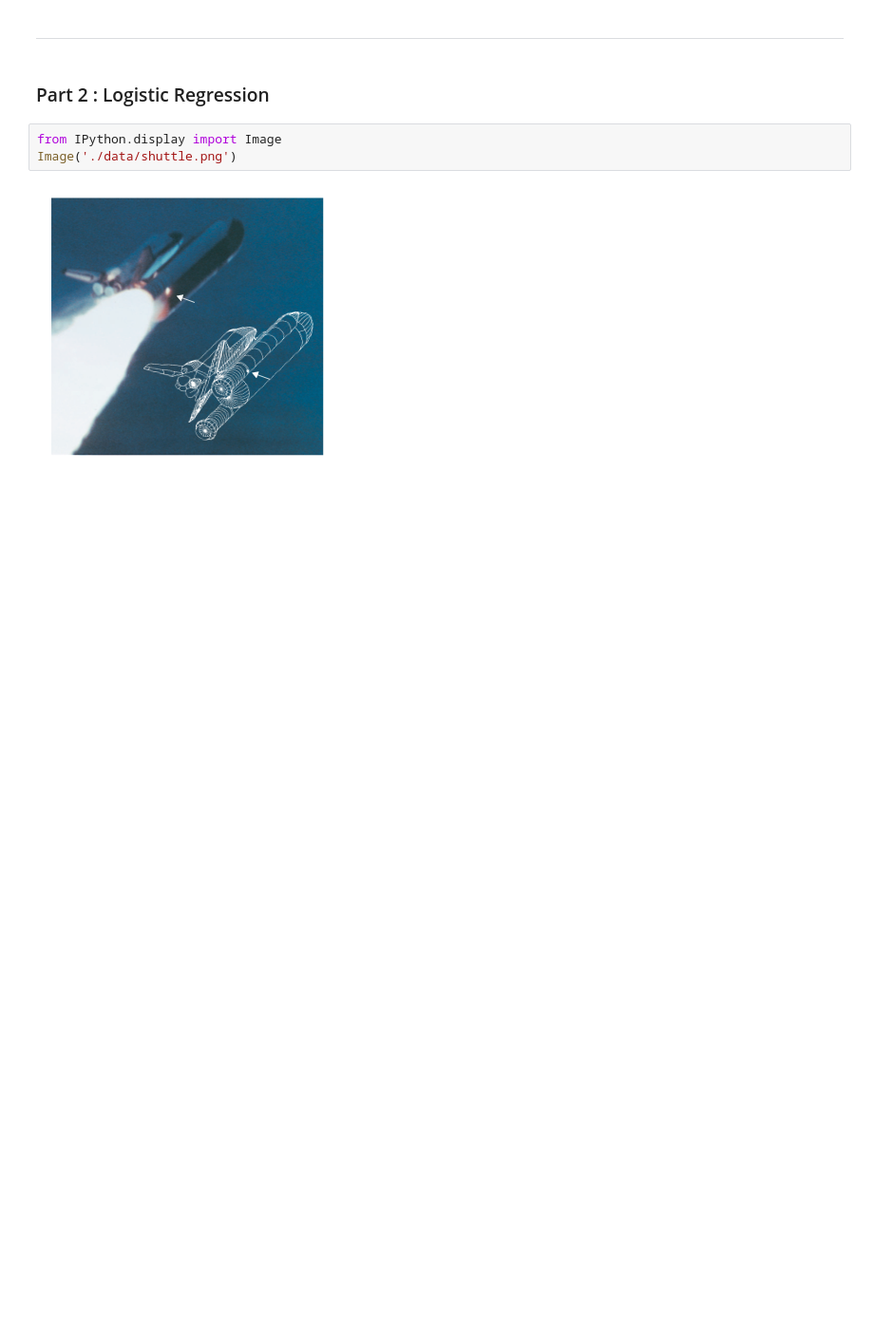
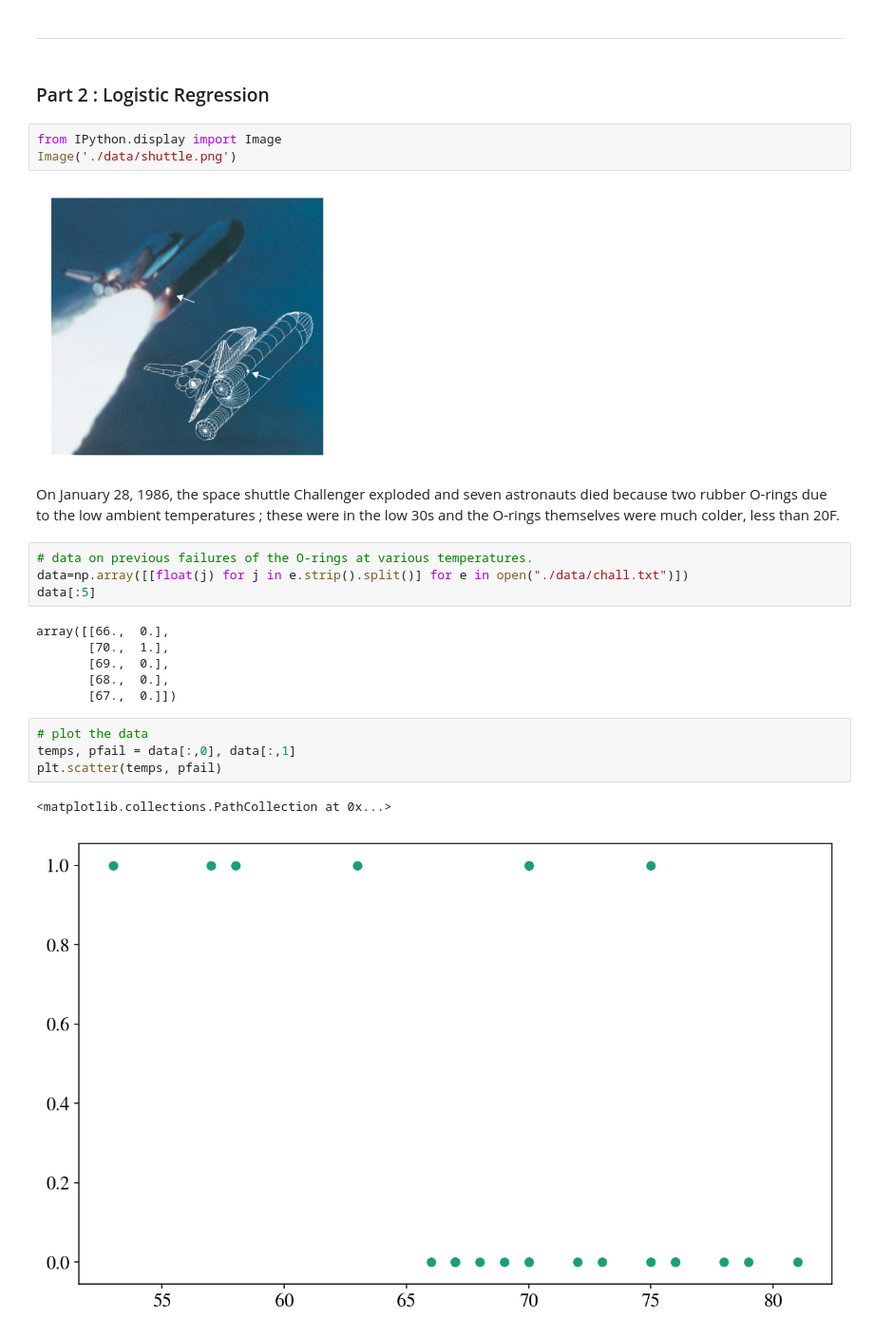
Before and after one commit to joaoDragado/quickstart_guides, a Jupyter notebook: Regression_PCA_via_sklearn/Lab4_user.ipynb, the cells around one changed output. Shown at 95% size. Saved outputs shown, nothing was run; the diff lists cells and outputs as text; blank space fills up the shorter version.

Commit message:
Vanilla Logit on Challenger.

```diff
--- a/Regression_PCA_via_sklearn/Lab4_user.ipynb
+++ b/Regression_PCA_via_sklearn/Lab4_user.ipynb
@@ -224,3 +224,22 @@ from IPython.display import Image
 Image('./data/shuttle.png')
 # %% [output]
 [figure]
+# %% [markdown]
+On January 28, 1986, the space shuttle Challenger exploded and seven astronauts died because two rubber O-rings due to the low ambient temperatures ; these were in the low 30s and the O-rings themselves were much colder, less than 20F.
+# %%
+# data on previous failures of the O-rings at various temperatures.
+data=np.array([[float(j) for j in e.strip().split()] for e in open("./data/chall.txt")])
+data[:5]
+# %% [output]
+array([[66.,  0.],
+       [70.,  1.],
+       [69.,  0.],
+       [68.,  0.],
+       [67.,  0.]])
+# %%
+# plot the data
+temps, pfail = data[:,0], data[:,1]
+plt.scatter(temps, pfail)
+# %% [output]
+<matplotlib.collections.PathCollection at 0x...>
+[figure, added]
```
Also changed, not shown: parts of 12 cells of this notebook.
